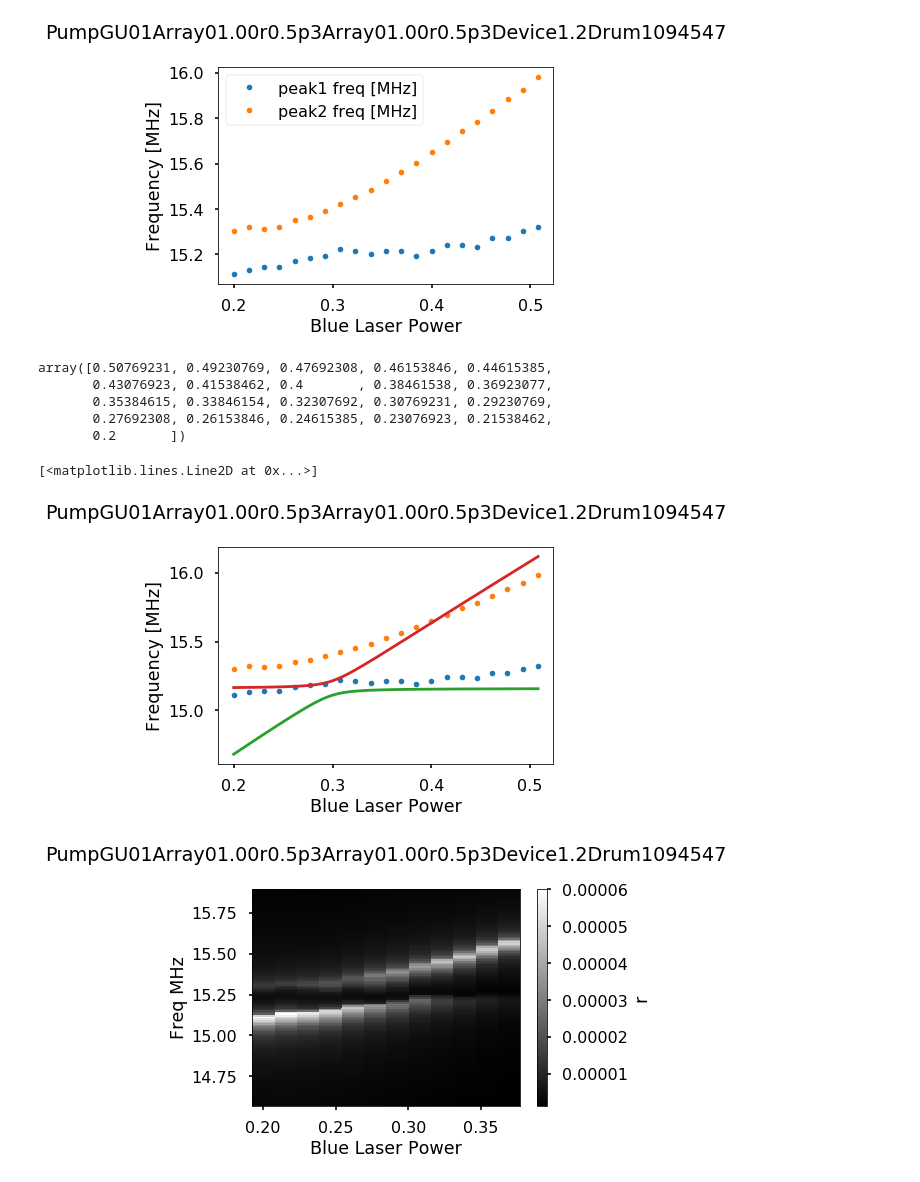
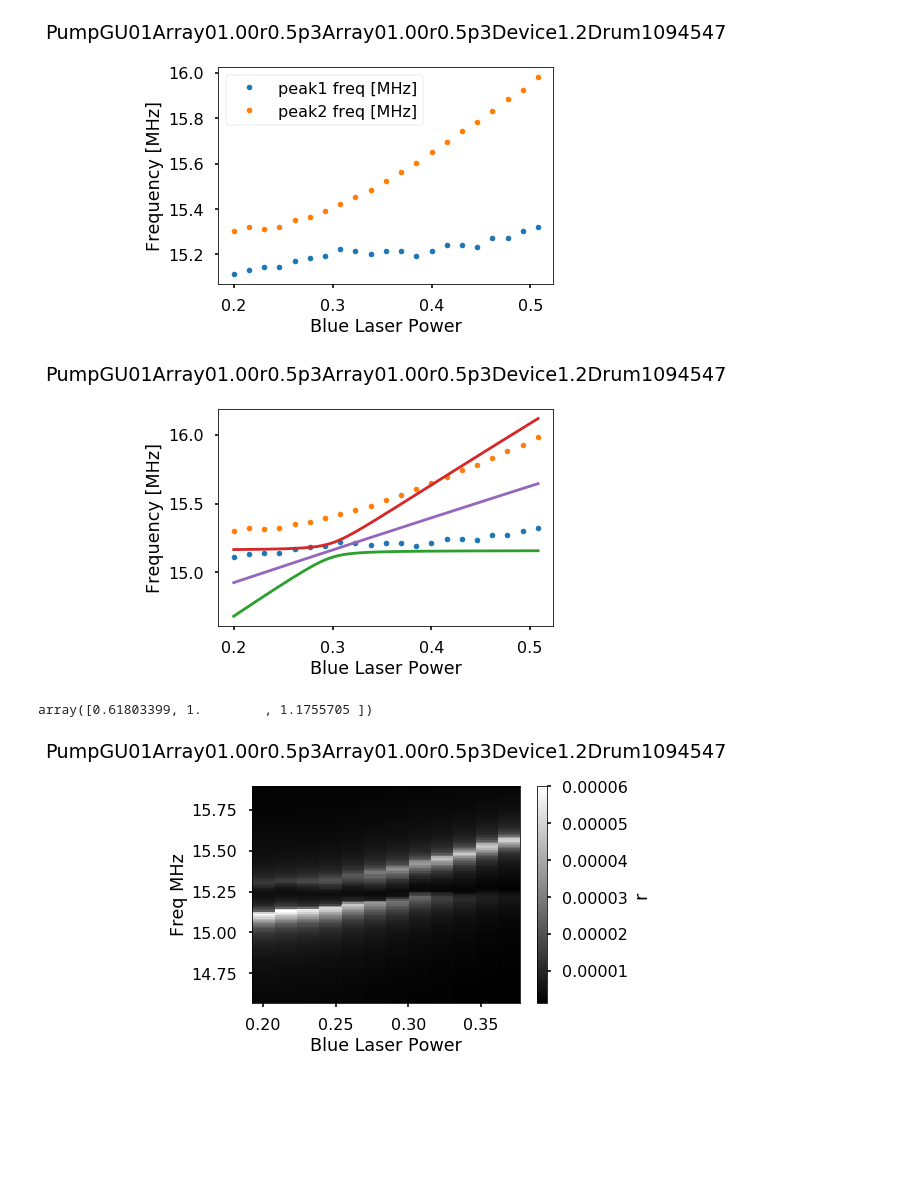
Before and after one commit to horowitz-lab/NetMAP, a Jupyter notebook: Gate Sweep Curves.ipynb, the cells around one changed output. Drawn from its saved outputs; the diff is of its cells as text; code cells hidden in the pictures; blank space fills up the shorter version.

```diff
--- a/Gate Sweep Curves.ipynb
+++ b/Gate Sweep Curves.ipynb
@@ -234,49 +234,50 @@ plt.title(file + '\n')
 # %% [output]
 Text(0.5,1,'PumpGU01Array01.00r0.5p3Array01.00r0.5p3Device1.2Drum1094547\n')
 [figure]
-# %%
-peakfreqsp.index.values
-# %% [output]
-array([0.50769231, 0.49230769, 0.47692308, 0.46153846, 0.44615385,
-       0.43076923, 0.41538462, 0.4       , 0.38461538, 0.36923077,
-       0.35384615, 0.33846154, 0.32307692, 0.30769231, 0.29230769,
-       0.27692308, 0.26153846, 0.24615385, 0.23076923, 0.21538462,
-       0.2       ])
 # %%
 from matplotlib.mlab import frange
 from numpy import sqrt
+
+def lowerantifn(m1,m2,k,k1,dk):
+    k2 = k1+dk;
+    return sqrt(dk/m2 + k/m2 + k1/m2 + k/m1 + k1/m1 -
+                      sqrt(-4*(k*k1 + k*k2 + k1*k2)*m1*m2 + (-k*m1 - k2*m1 - k*m2 - k1*m2)**2)
+                      /(m1*m2))/sqrt(2)
+def upperantifn(m1,m2,k,k1,dk):
+    k2 = k1+dk;
+    return sqrt(dk/m2 + k/m2 + k1/m2 + k/m1 + k1/m1 +
+                      sqrt(-4*(k*k1 + k*k2 + k1*k2)*m1*m2 + (-k*m1 - k2*m1 - k*m2 - k1*m2)**2)
+                      /(m1*m2))/sqrt(2)
+def middle1(m1,m2,k,k1,dk):
+    return sqrt(dk/m2 + k/m2 + k1/m2 + k/m1 + k1/m1)/sqrt(2)
 
 #dk = frange(-1,1 , .1)
 #dk = peakfreqsp.index.values
 dk = frange(peakfreqsp.index.values.min(), peakfreqsp.index.values.max(), .001)
 #dk = frange(-10, 1000, .001)
 
-
+## test parameters
 k1 = 1.3   # lower is curvier, higher is larger values and straighter. higher also moves the crossing to the right.
-k2 = k1 + dk;
 m1 = .0057    # lower moves the crossing to the right, higher moves the crossing to the left
 m2 = .007    # lower moves the crossing to the left, higher moves the crossing to the right
             # if both masses get lower, the crossing gets higher
 k = 0.01;     # higher makes the anti-crossing wider, lower makes the anti-crossing closer.
 
 peakfreqsp.plot( marker = '.', linestyle = 'None', legend=None)
 plt.ylabel("Frequency [MHz]")
 plt.title(file + '\n')
-plt.plot(dk,
-         sqrt(2)*sqrt(dk/m2 + k/m2 + k/m1 + k1/m2 + k1/m1 -
-                      sqrt(dk**2*m1**2 + 2*dk*k*m1**2 - 2*dk*k*m1*m2 + 2*dk*k1*m1**2 - 2*dk*k1*m1*m2 +
-                           k**2*m1**2 + 2*k**2*m1*m2 + k**2*m2**2 + 2*k*k1*m1**2 - 4*k*k1*m1*m2 + 2*k*k1*m2**2 +
-                           k1**2*m1**2 - 2*k1**2*m1*m2 + k1**2*m2**2)
-                      /(m1*m2))/2)
-plt.plot(dk,
-         sqrt(2)*sqrt(dk/m2 + k/m2 + k/m1 + k1/m2 + k1/m1 +
-                      sqrt(dk**2*m1**2 + 2*dk*k*m1**2 - 2*dk*k*m1*m2 + 2*dk*k1*m1**2 - 2*dk*k1*m1*m2 +
-                           k**2*m1**2 + 2*k**2*m1*m2 + k**2*m2**2 + 2*k*k1*m1**2 - 4*k*k1*m1*m2 + 2*k*k1*m2**2 +
-                           k1**2*m1**2 - 2*k1**2*m1*m2 + k1**2*m2**2)
-                      /(m1*m2))/2,)
+plt.plot(dk,lowerantifn(m1,m2,k,k1,dk))
+plt.plot(dk,upperantifn(m1,m2,k,k1,dk))
+plt.plot(dk,middle1(m1,m2,k,k1,dk))
+
+
+del m1,m2,k,k1,dk
 # %% [output]
-[<matplotlib.lines.Line2D at 0x...>]
-[figure, old version]
+[figure, new version]
+# %%
+lowerantifn(1,1,1,1,frange(-1,1))
+# %% [output]
+array([0.61803399, 1.        , 1.1755705 ])
 # %%
 lf = df['Freq MHz'] > 14.57
 hf = df['Freq MHz'] < 15.9
```
